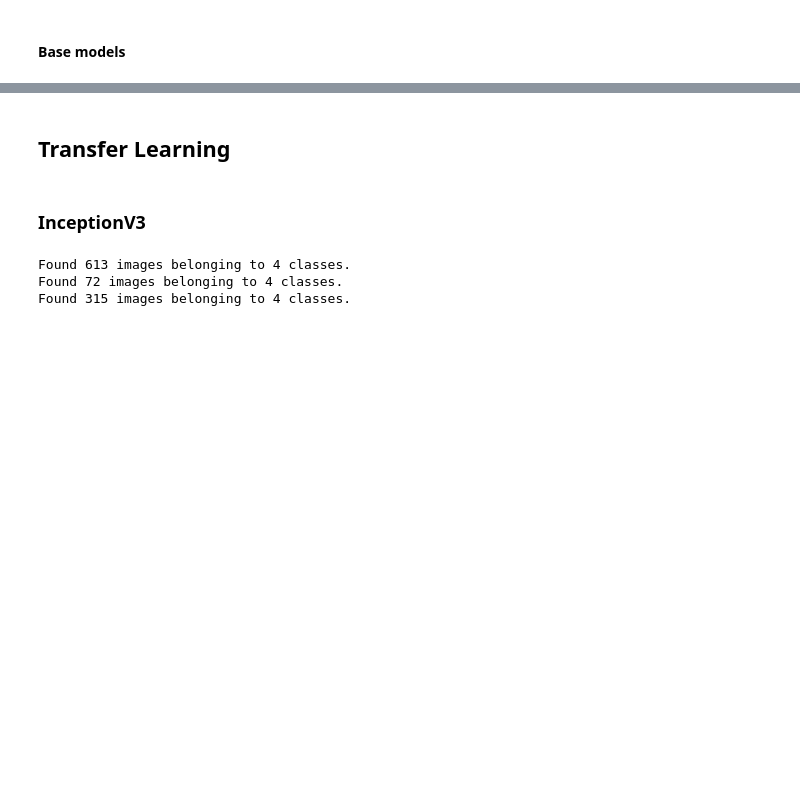
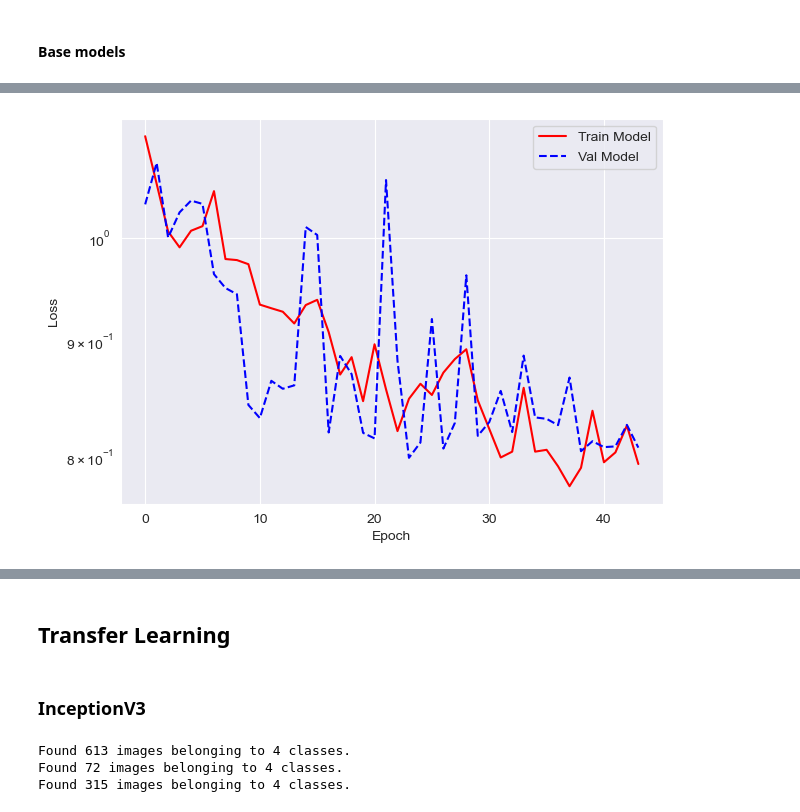
Before and after one commit to alekgralek/cnn-lung-cancer-detection, a Jupyter notebook: image_classification_project.ipynb, the cells around one changed output, grey strips where cells are left out. Cells and saved outputs as stored; diff of their text form; code cells hidden in the pictures; blank space fills up the shorter version.

```diff
--- a/image_classification_project.ipynb
+++ b/image_classification_project.ipynb
@@ -642,0 +173,14 @@ plt.show()
+# %%
+model2 = Sequential()
+model2.add(Conv2D(8, kernel_size=(3, 3), input_shape=(224, 224,3), padding='same', activation='relu', data_format='channels_last'))
+model2.add(MaxPooling2D(pool_size=(2,2)))
+model2.add(Conv2D(32, kernel_size=(3,3), padding='same', activation='relu', kernel_regularizer = regularizers.l2(1e-3), bias_regularizer= regularizers.l1(1e-3)))
+model2.add(MaxPooling2D(pool_size=(2,2)))
+model2.add(Dropout(0.35))
+
+model2.add(Flatten())
+model2.add(Dense(256, activation='relu'))
+model2.add(Dropout(0.5))
+model2.add(Dense(4, activation='softmax'))
+
+model2.summary()
@@ -642,0 +205,2 @@ plt.show()
+# %%
+fm_2=f_model(model2)
@@ -642,0 +225,4 @@ plt.show()
+# %%
+plot_loss(fm_2)
+# %% [output]
+[figure, added]
```
Also changed, not shown: parts of 96 cells of this notebook.
